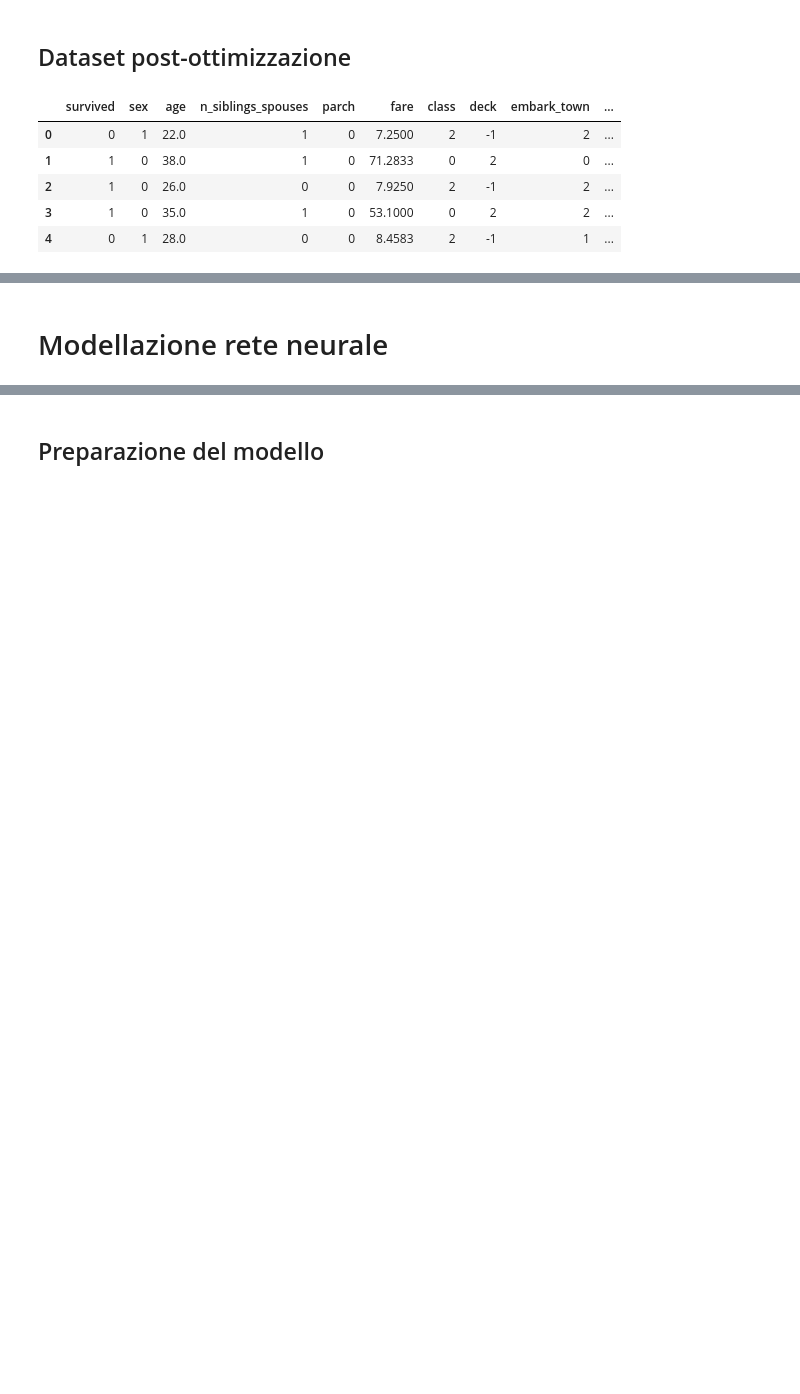
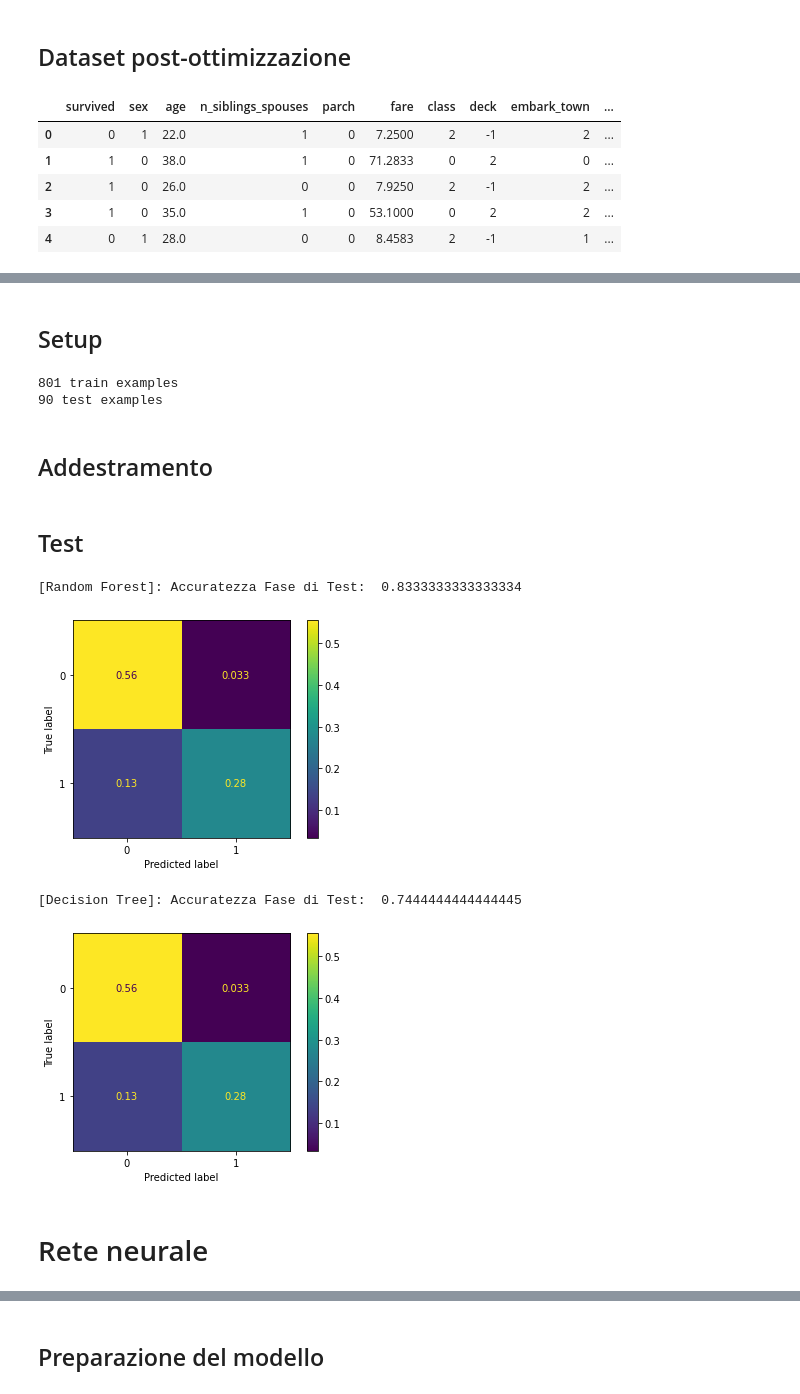
Before and after one commit to DunkleCat/ia-titanic, a Jupyter notebook: titanic_model.ipynb, the cells around one changed output, grey strips where cells are left out. Saved outputs shown, nothing was run; the diff lists cells and outputs as text; code cells hidden in the pictures; blank space fills up the shorter version.

```diff
--- a/titanic_model.ipynb
+++ b/titanic_model.ipynb
@@ -64,2 +63,49 @@ dataframe.head()
+# %% [markdown]
+## Setup
+# %%
+import sklearn
+import pandas as pd
+from sklearn import metrics
+from sklearn.model_selection import train_test_split
+from sklearn.tree import DecisionTreeClassifier
+from sklearn.preprocessing import LabelEncoder
+from sklearn.ensemble import RandomForestClassifier
+
+train, test = train_test_split(dataframe, test_size=0.1)
+print(len(train), 'train examples')
+print(len(test), 'test examples')
+
+model_rf = RandomForestClassifier(random_state=1)
+model_dt = DecisionTreeClassifier(random_state=1)
+# %% [output]
+801 train examples
+90 test examples
+# %% [markdown]
+## Addestramento
+# %%
+train_target = train.pop(target_label)
+model_rf.fit(train, train_target)
+model_dt.fit(train, train_target)
+# %% [markdown]
+## Test
+# %%
+test_target = test.pop(target_label)
+
+preds = model_rf.predict(test)
+test_accuracy = metrics.accuracy_score(test_target, preds)
+print('[Random Forest]: Accuratezza Fase di Test: ', test_accuracy)
+metrics.plot_confusion_matrix(model_rf, test, test_target, normalize='all')
+plt.show()
+
+preds = model_dt.predict(test)
+test_accuracy = metrics.accuracy_score(test_target, preds)
+print('[Decision Tree]: Accuratezza Fase di Test: ', test_accuracy)
+metrics.plot_confusion_matrix(model_rf, test, test_target, normalize='all')
+plt.show()
+# %% [output]
+[Random Forest]: Accuratezza Fase di Test:  0.8333333333333334
+[figure, added]
+[Decision Tree]: Accuratezza Fase di Test:  0.7444444444444445
+[figure, added]
 # %% [markdown]
-# Modellazione rete neurale
+# Rete neurale
```
Also changed, not shown: parts of 9 cells of this notebook.
